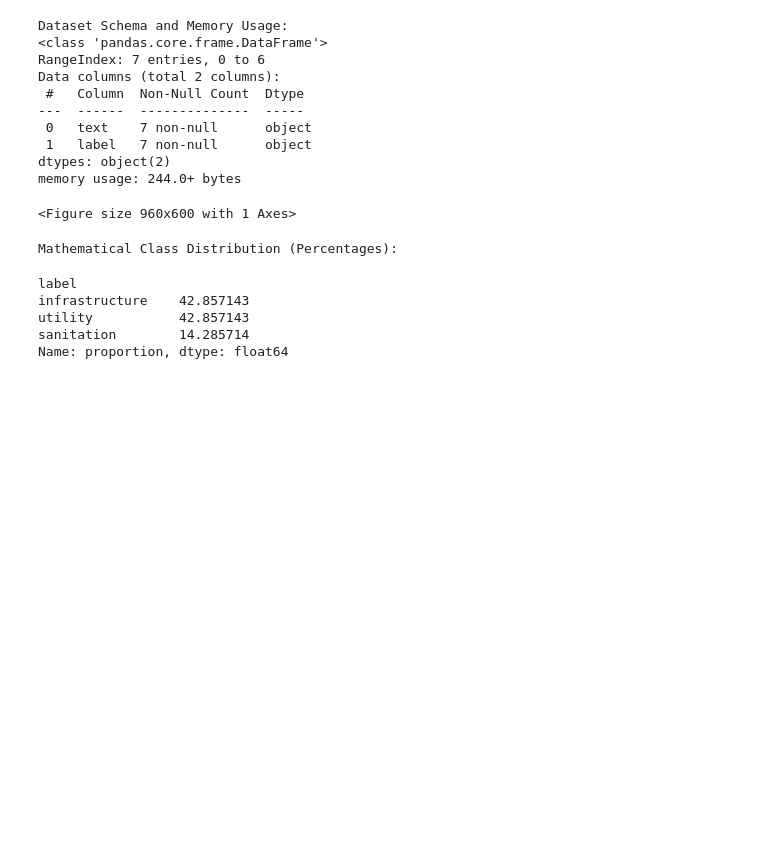
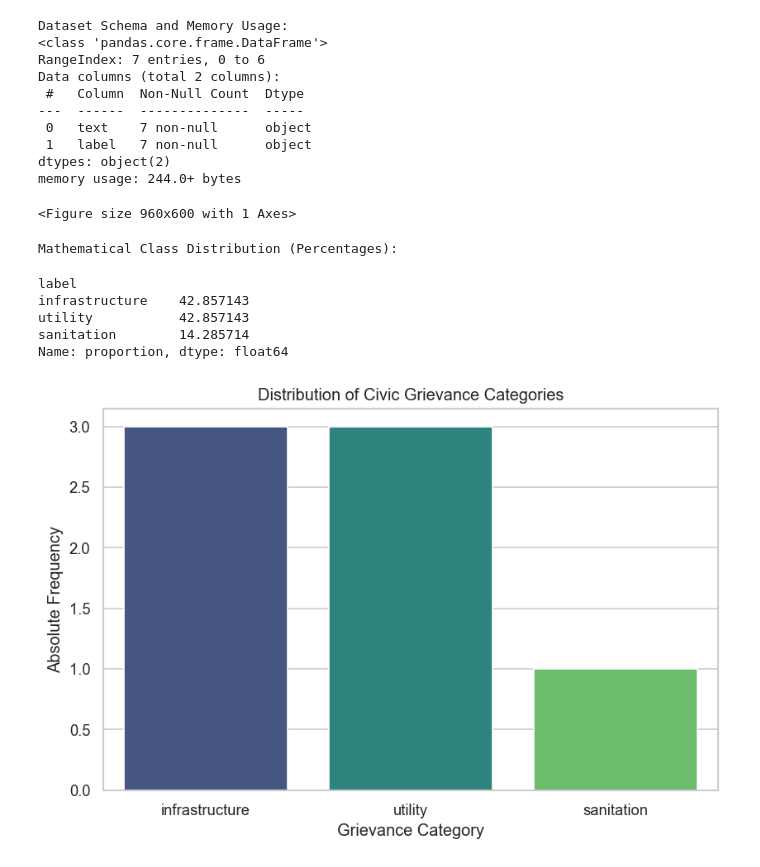
Before and after one commit to dharmeshpriyadarshi/DialectAlign, a Jupyter notebook: notebooks/01_eda_label_distribution.ipynb, the cells around one changed output. Saved outputs shown, nothing was run; the diff lists cells and outputs as text; code cells hidden in the pictures; blank space fills up the shorter version.

Commit message:
fix: ensure inline rendering of label distribution chart

```diff
--- a/notebooks/01_eda_label_distribution.ipynb
+++ b/notebooks/01_eda_label_distribution.ipynb
@@ -82,3 +82,22 @@ infrastructure    42.857143
 utility           42.857143
 sanitation        14.285714
 Name: proportion, dtype: float64
+# %%
+%matplotlib inline
+
+plt.figure(figsize=(8, 5))
+
+sns.countplot(
+    data=df,
+    x='label',
+    order=df['label'].value_counts().index,
+    palette='viridis'
+)
+
+plt.title('Distribution of Civic Grievance Categories')
+plt.xlabel('Grievance Category')
+plt.ylabel('Absolute Frequency')
+
+plt.show()
+# %% [output]
+[figure, added]
```
